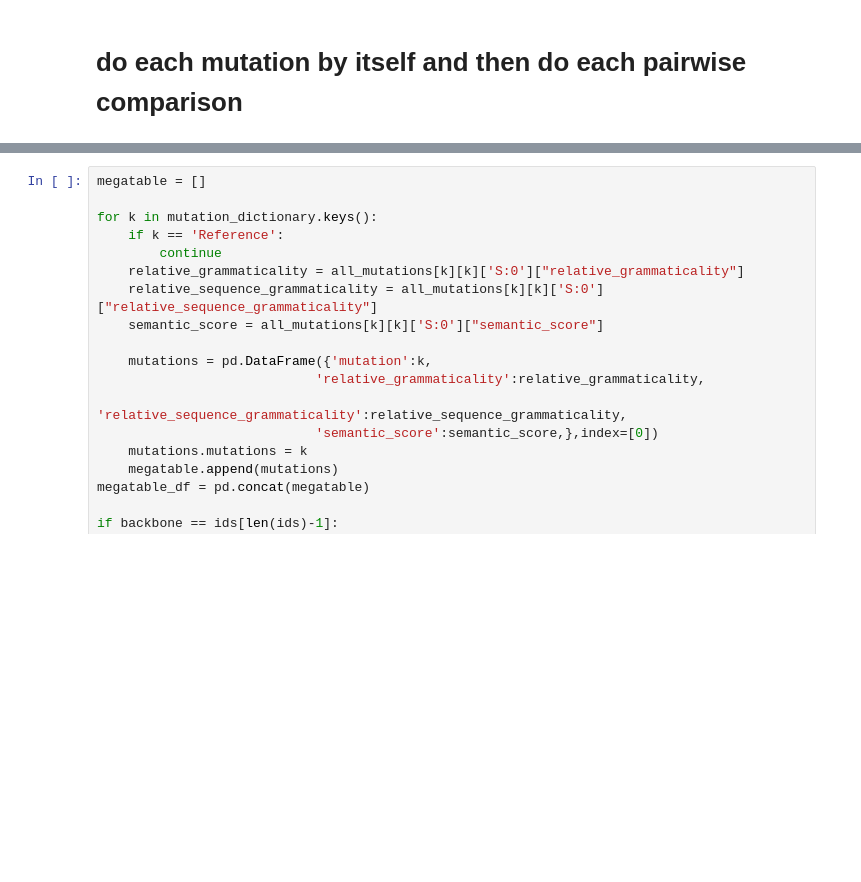
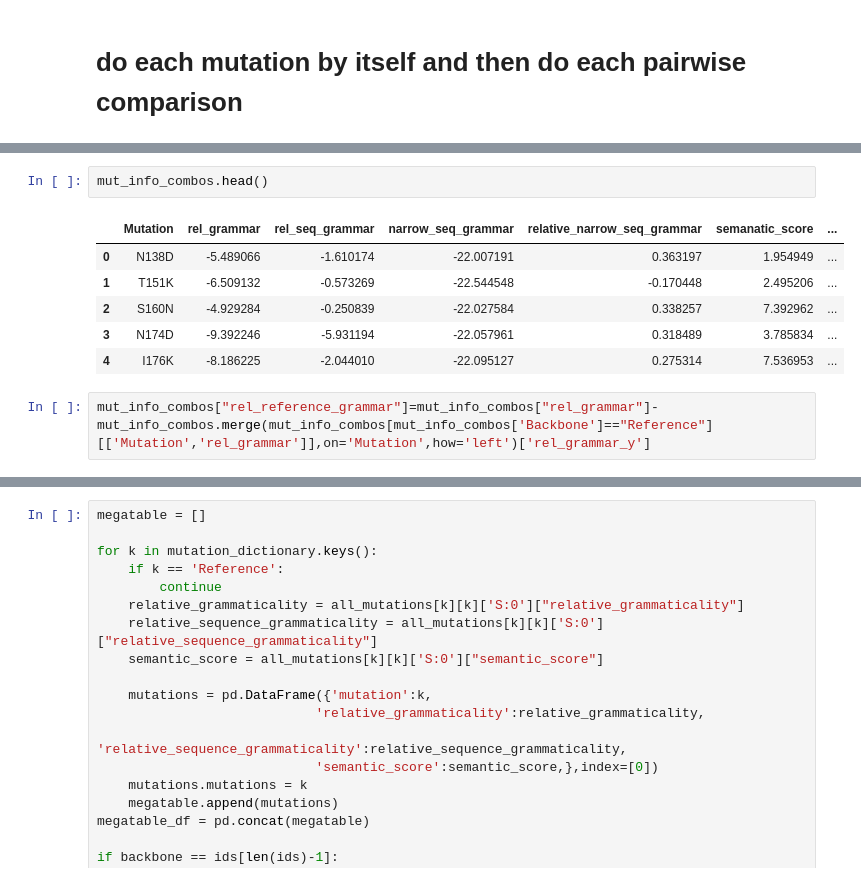
Before and after one commit to omaclean/PLM_SARS-CoV-2, a Jupyter notebook: Notebooks/OM_influenza/Epistasis_hugging_face.ipynb, the cells around one changed output, grey strips where cells are left out. Cells and saved outputs as stored; diff of their text form; blank space fills up the shorter version.

```diff
--- a/Notebooks/OM_influenza/Epistasis_hugging_face.ipynb
+++ b/Notebooks/OM_influenza/Epistasis_hugging_face.ipynb
@@ -224,0 +254,11 @@ mut_info_combos=pd.DataFrame(mut_info_rows)
+# %%
+mut_info_combos.head()
+# %% [output]
+|  | Mutation | rel_grammar | rel_seq_grammar | narrow_seq_grammar | relative_narrow_seq_grammar | semanatic_score | ... |
+| 0 | N138D | -5.489066 | -1.610174 | -22.007191 | 0.363197 | 1.954949 | ... |
+| 1 | T151K | -6.509132 | -0.573269 | -22.544548 | -0.170448 | 2.495206 | ... |
+| 2 | S160N | -4.929284 | -0.250839 | -22.027584 | 0.338257 | 7.392962 | ... |
+| 3 | N174D | -9.392246 | -5.931194 | -22.057961 | 0.318489 | 3.785834 | ... |
+| 4 | I176K | -8.186225 | -2.044010 | -22.095127 | 0.275314 | 7.536953 | ... |
+# %%
+mut_info_combos["rel_reference_grammar"]=mut_info_combos["rel_grammar"]-mut_info_combos.merge(mut_info_combos[mut_info_combos['Backbone']=="Reference"][['Mutation','rel_grammar']],on='Mutation',how='left')['rel_grammar_y']
```
Also changed, not shown: parts of 6 cells of this notebook, 1 other file.
